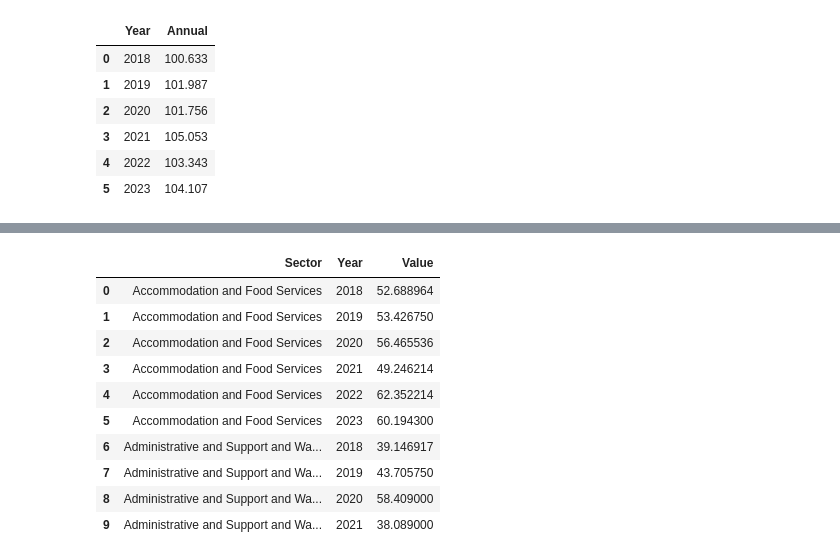
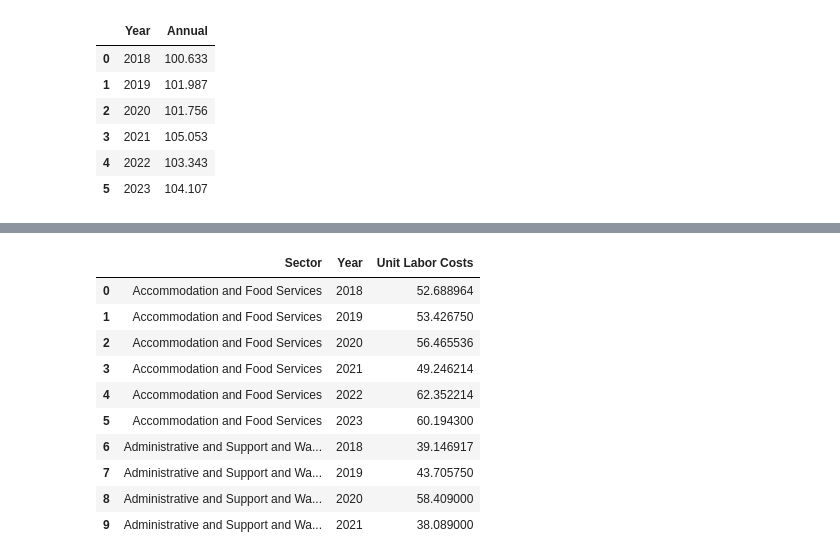
Before and after one commit to katmr27/class_project_1-, a Jupyter notebook: Class_Project_1_Starter.ipynb, the cells around one changed output, grey strips where cells are left out. Cells and saved outputs as stored; diff of their text form; code cells hidden in the pictures.

Commit message:
Fixed dataframes for data comparison of sectors

```diff
--- a/Class_Project_1_Starter.ipynb
+++ b/Class_Project_1_Starter.ipynb
@@ -192,9 +180,10 @@ industry_data_df.head(10)
 # %%
 industry_data_filtered = industry_data_df[industry_data_df["Measure"] == "Unit labor costs"]
-average_percent_change_df = industry_data_filtered.groupby(["Sector", "Year"])["Value"].mean().reset_index()
-average_percent_change_df.head(10)
+sector_unit_labor_costs_df = industry_data_filtered.groupby(["Sector", "Year"])["Value"].mean().reset_index()
+sector_unit_labor_costs_df = sector_unit_labor_costs_df.rename(columns={"Value": "Unit Labor Costs"})
+sector_unit_labor_costs_df.head(10)
 # %% [output]
-|  | Sector | Year | Value |
+|  | Sector | Year | Unit Labor Costs |
 | 0 | Accommodation and Food Services | 2018 | 52.688964 |
 | 1 | Accommodation and Food Services | 2019 | 53.426750 |
 | 2 | Accommodation and Food Services | 2020 | 56.465536 |
```
Also changed, not shown: parts of 7 cells of this notebook, 2 other files.
